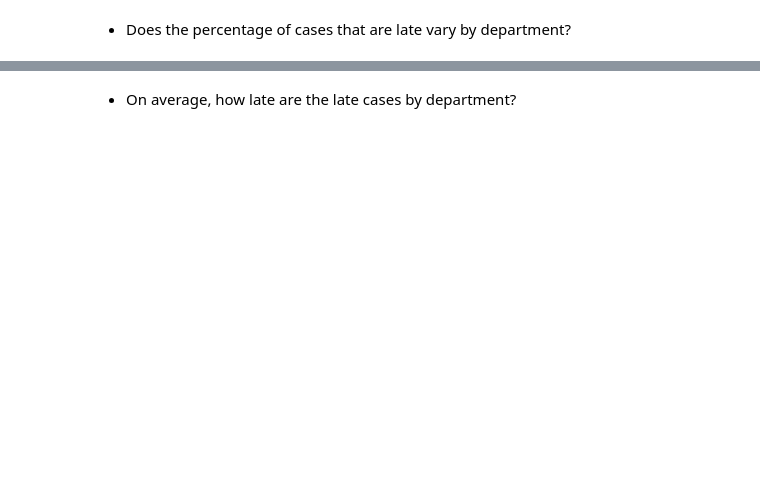
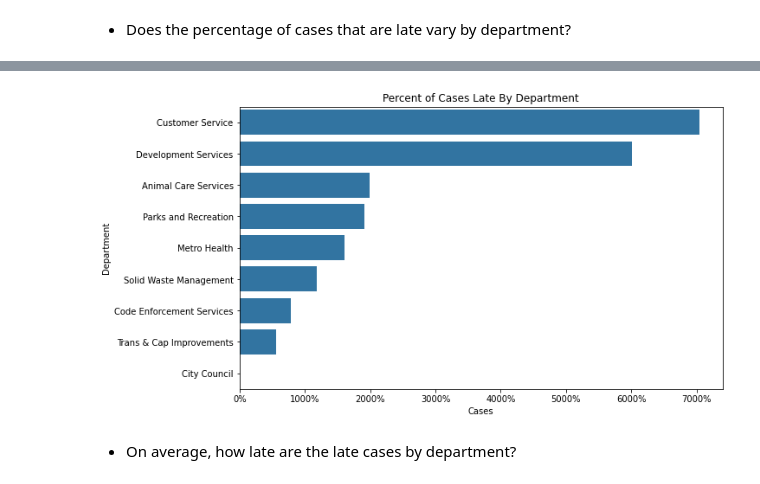
Before and after one commit to Jared-Godar/spark-exercises, a Jupyter notebook: explore_exercises.ipynb, the cells around one changed output, grey strips where cells are left out. Cells and saved outputs as stored; diff of their text form; code cells hidden in the pictures; blank space fills up the shorter version.

```diff
--- a/explore_exercises.ipynb
+++ b/explore_exercises.ipynb
@@ -37,0 +132,10 @@ To adjust logging level use sc.setLogLevel(newLevel). For SparkR, use setLogLeve
+# %%
+percent_late = spark.sql('''
+SELECT dept_name, AVG(
+    CASE
+        WHEN case_late = 'YES' Then 1
+        ELSE 0
+    END) * 100 AS pct_case_late
+FROM df
+GROUP BY dept_name
+''').toPandas()
@@ -38,2 +156,14 @@ To adjust logging level use sc.setLogLevel(newLevel). For SparkR, use setLogLeve
+# %%
+percent_late = percent_late.sort_values(by='pct_case_late', ascending=False, ignore_index=True)
+# %%
+plt.figure(figsize=(10, 6))
+sns.barplot(x="pct_case_late", y="dept_name", data=percent_late, color="tab:blue")
+plt.title('Percent of Cases Late By Department')
+plt.xlabel('Cases')
+plt.ylabel('Department')
+plt.gca().xaxis.set_major_formatter(mpl.ticker.FuncFormatter("{:.0%}".format))
+plt.show()
+# %% [output]
+[figure, added]
 # %% [markdown]
 - On average, how late are the late cases by department?
```
Also changed, not shown: parts of 22 cells of this notebook.
